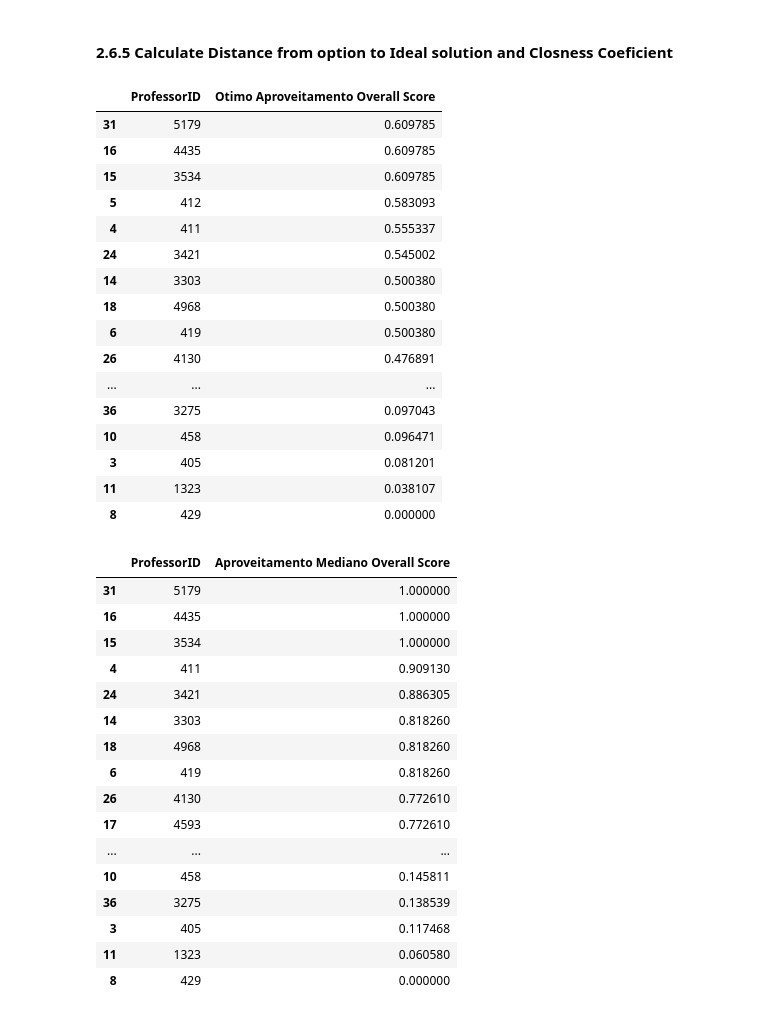
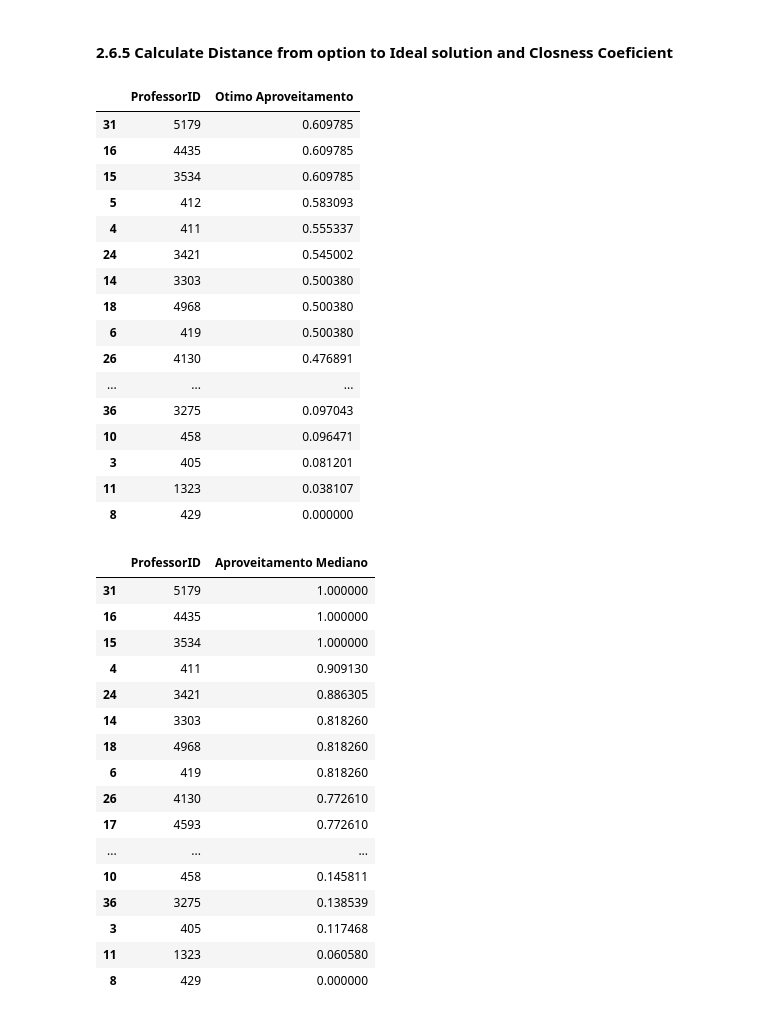
Before and after one commit to Pedro4064/MCDM-Fuzzy---GDE, a Jupyter notebook: src/fuzzy_analysis.ipynb, the cells around one changed output. Drawn from its saved outputs; the diff is of its cells as text; code cells hidden in the pictures.

```diff
--- a/src/fuzzy_analysis.ipynb
+++ b/src/fuzzy_analysis.ipynb
@@ -338,10 +338,10 @@ for ideal_case_name, ideal_case_df in ideal_cases.items():
         information = {'ProfessorID': professor_id, 'Overall Score':sum(d_minus) / (sum(d_minus) + sum(d_plus))}
         closeness_coeficientes[ideal_case_name].append(information)
 # %%
-great_df = pd.DataFrame(closeness_coeficientes['Otimo Aproveitamento']).sort_values(by='Overall Score', ascending=False).rename(columns={'Overall Score':'Otimo Aproveitamento Overall Score'})
+great_df = pd.DataFrame(closeness_coeficientes['Otimo Aproveitamento']).sort_values(by='Overall Score', ascending=False).rename(columns={'Overall Score':'Otimo Aproveitamento'})
 great_df
 # %% [output]
-|  | ProfessorID | Otimo Aproveitamento Overall Score |
+|  | ProfessorID | Otimo Aproveitamento |
 | 31 | 5179 | 0.609785 |
 | 16 | 4435 | 0.609785 |
 | 15 | 3534 | 0.609785 |
@@ -359,10 +359,10 @@ great_df
 | 11 | 1323 | 0.038107 |
 | 8 | 429 | 0.000000 |
 # %%
-medium_df = pd.DataFrame(closeness_coeficientes['Aproveitamento Mediano']).sort_values(by='Overall Score', ascending=False).rename(columns={'Overall Score':'Aproveitamento Mediano Overall Score'})
+medium_df = pd.DataFrame(closeness_coeficientes['Aproveitamento Mediano']).sort_values(by='Overall Score', ascending=False).rename(columns={'Overall Score':'Aproveitamento Mediano'})
 medium_df
 # %% [output]
-|  | ProfessorID | Aproveitamento Mediano Overall Score |
+|  | ProfessorID | Aproveitamento Mediano |
 | 31 | 5179 | 1.000000 |
 | 16 | 4435 | 1.000000 |
 | 15 | 3534 | 1.000000 |
```
Also changed, not shown: parts of 4 cells of this notebook.
